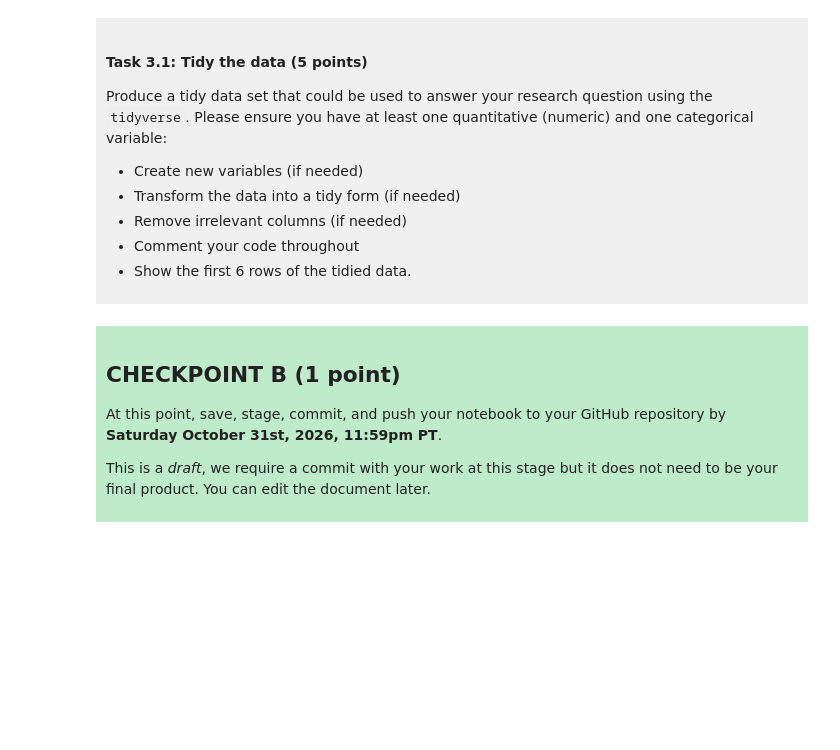
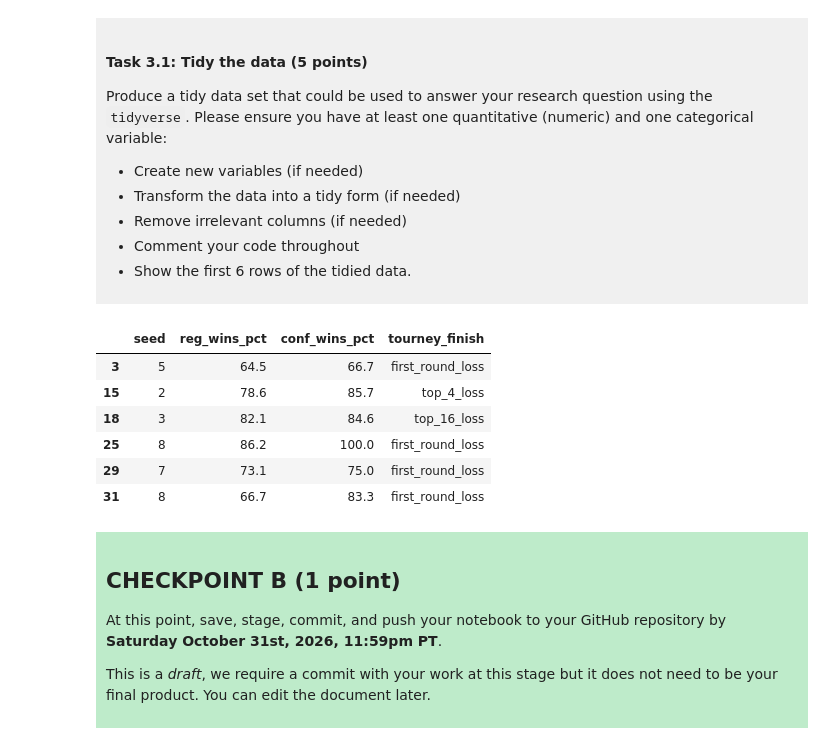
Before and after one commit to angelinawozny/dsci-100-project-angelina-wozny, a Jupyter notebook: dsci-100-project-notebook.ipynb, the cells around one changed output. Drawn from its saved outputs; the diff is of its cells as text; code cells hidden in the pictures; blank space fills up the shorter version.

```diff
--- a/dsci-100-project-notebook.ipynb
+++ b/dsci-100-project-notebook.ipynb
@@ -187,7 +199,24 @@ Produce a tidy data set that could be used to answer your research question usin
 
 </div>
 # %%
-### EDIT THIS CODE CELL ###
+tidy_data = womens_march_madness.loc[:, [
+    "seed",
+    "reg_wins_pct",
+    "conf_wins_pct",
+    "tourney_finish"
+]]
+
+tidy_data = tidy_data.dropna()
+
+tidy_data.iloc[:6]
+# %% [output]
+|  | seed | reg_wins_pct | conf_wins_pct | tourney_finish |
+| 3 | 5 | 64.5 | 66.7 | first_round_loss |
+| 15 | 2 | 78.6 | 85.7 | top_4_loss |
+| 18 | 3 | 82.1 | 84.6 | top_16_loss |
+| 25 | 8 | 86.2 | 100.0 | first_round_loss |
+| 29 | 7 | 73.1 | 75.0 | first_round_loss |
+| 31 | 8 | 66.7 | 83.3 | first_round_loss |
 # %% [markdown]
 <div style="background-color: #beebca; padding: 10px;">
 
```
Also changed, not shown: parts of 3 cells of this notebook.
